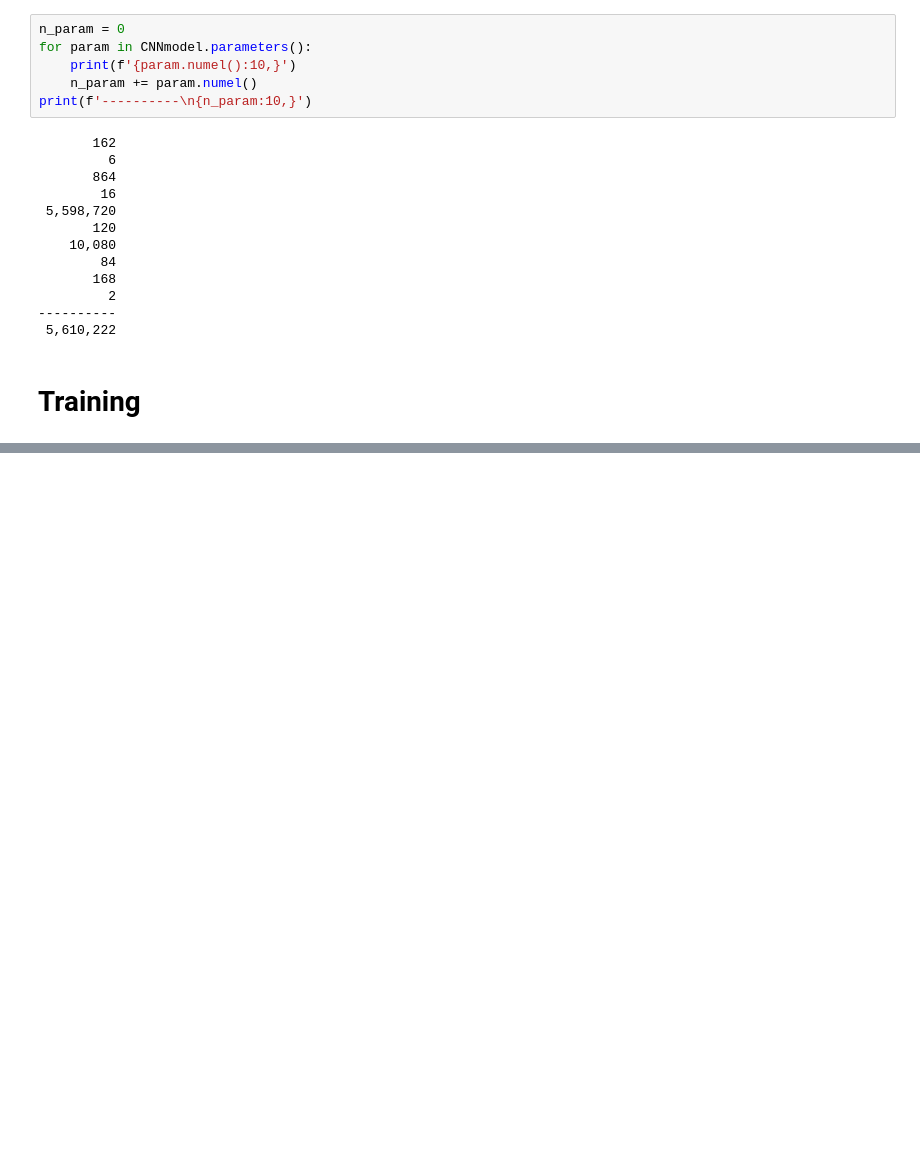
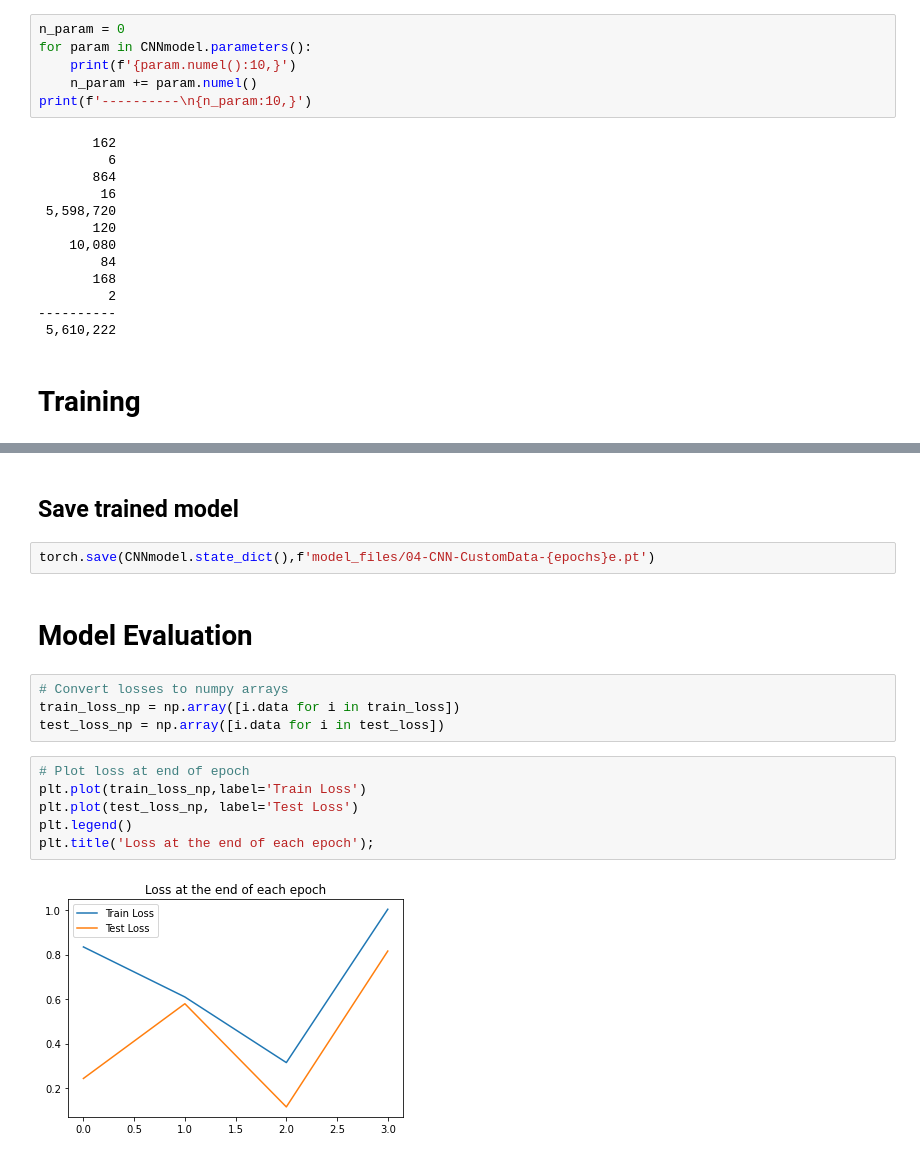
Before and after one commit to alejandrodgb/pytorch-for-dl, a Jupyter notebook: 03-CNN-Convolutional-Neural-Networks/04-CNN-Custom-Data.ipynb, the cells around one changed output, grey strips where cells are left out. Saved outputs shown, nothing was run; the diff lists cells and outputs as text; blank space fills up the shorter version.

Commit message:
Complete training of custom images model

```diff
--- a/03-CNN-Convolutional-Neural-Networks/04-CNN-Custom-Data.ipynb
+++ b/03-CNN-Convolutional-Neural-Networks/04-CNN-Custom-Data.ipynb
@@ -197,0 +309,18 @@ print(f'----------\n{n_param:10,}')
+# %% [markdown]
+## Save trained model
+# %%
+torch.save(CNNmodel.state_dict(),f'model_files/04-CNN-CustomData-{epochs}e.pt')
+# %% [markdown]
+# Model Evaluation
+# %%
+# Convert losses to numpy arrays
+train_loss_np = np.array([i.data for i in train_loss])
+test_loss_np = np.array([i.data for i in test_loss])
+# %%
+# Plot loss at end of epoch
+plt.plot(train_loss_np,label='Train Loss')
+plt.plot(test_loss_np, label='Test Loss')
+plt.legend()
+plt.title('Loss at the end of each epoch');
+# %% [output]
+[figure, added]
```
Also changed, not shown: parts of 11 cells of this notebook, 2 other files.
